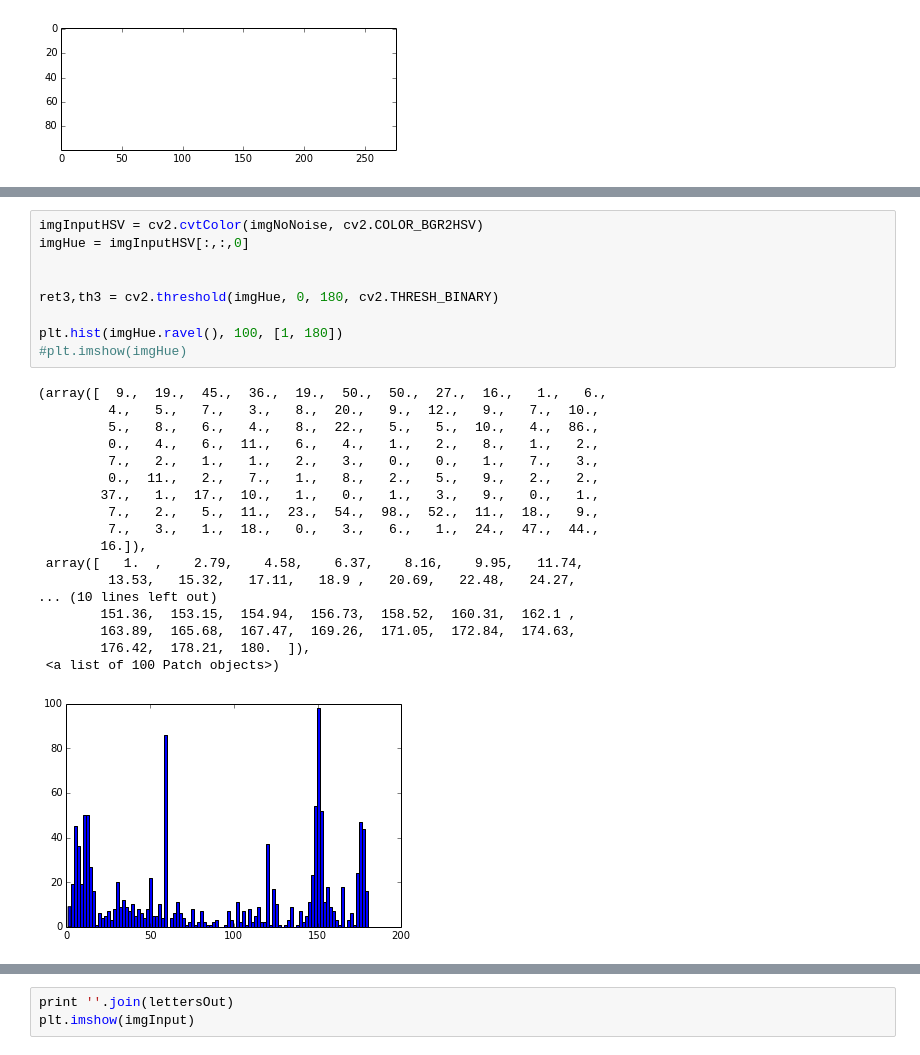
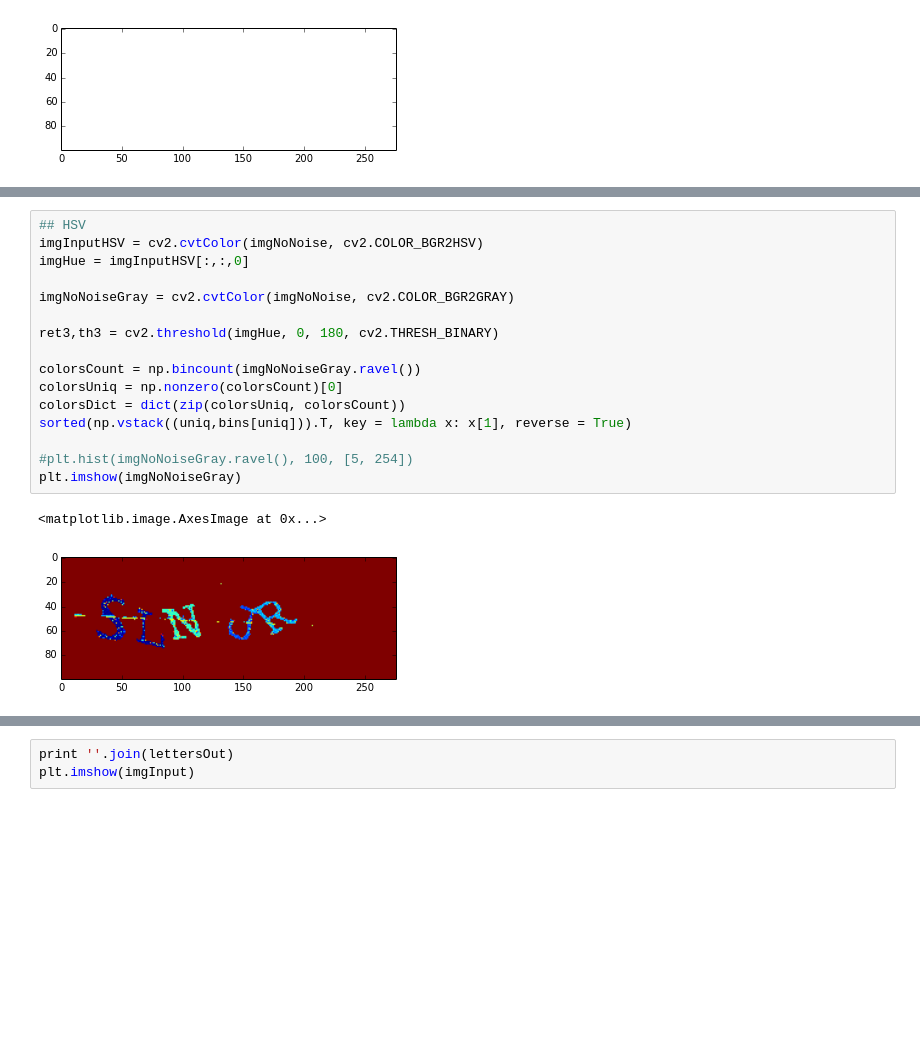
Before and after one commit to thevtm/CaptchBreaker, a Jupyter notebook: CaptchaStudy.ipynb, the cells around one changed output, grey strips where cells are left out. Cells and saved outputs as stored; diff of their text form; blank space fills up the shorter version.

```diff
--- a/CaptchaStudy.ipynb
+++ b/CaptchaStudy.ipynb
@@ -54,31 +82,22 @@ plt.imshow(imgBW, cmap=cm.gray)
 # %%
+## HSV
 imgInputHSV = cv2.cvtColor(imgNoNoise, cv2.COLOR_BGR2HSV)
 imgHue = imgInputHSV[:,:,0]
 
+imgNoNoiseGray = cv2.cvtColor(imgNoNoise, cv2.COLOR_BGR2GRAY)
 
 ret3,th3 = cv2.threshold(imgHue, 0, 180, cv2.THRESH_BINARY)
 
-plt.hist(imgHue.ravel(), 100, [1, 180])
-#plt.imshow(imgHue)
+colorsCount = np.bincount(imgNoNoiseGray.ravel())
+colorsUniq = np.nonzero(colorsCount)[0]
+colorsDict = dict(zip(colorsUniq, colorsCount))
+sorted(np.vstack((uniq,bins[uniq])).T, key = lambda x: x[1], reverse = True)
+
+#plt.hist(imgNoNoiseGray.ravel(), 100, [5, 254])
+plt.imshow(imgNoNoiseGray)
 # %% [output]
-(array([  9.,  19.,  45.,  36.,  19.,  50.,  50.,  27.,  16.,   1.,   6.,
-         4.,   5.,   7.,   3.,   8.,  20.,   9.,  12.,   9.,   7.,  10.,
-         5.,   8.,   6.,   4.,   8.,  22.,   5.,   5.,  10.,   4.,  86.,
-         0.,   4.,   6.,  11.,   6.,   4.,   1.,   2.,   8.,   1.,   2.,
-         7.,   2.,   1.,   1.,   2.,   3.,   0.,   0.,   1.,   7.,   3.,
-         0.,  11.,   2.,   7.,   1.,   8.,   2.,   5.,   9.,   2.,   2.,
-        37.,   1.,  17.,  10.,   1.,   0.,   1.,   3.,   9.,   0.,   1.,
-         7.,   2.,   5.,  11.,  23.,  54.,  98.,  52.,  11.,  18.,   9.,
-         7.,   3.,   1.,  18.,   0.,   3.,   6.,   1.,  24.,  47.,  44.,
-        16.]),
- array([   1.  ,    2.79,    4.58,    6.37,    8.16,    9.95,   11.74,
-         13.53,   15.32,   17.11,   18.9 ,   20.69,   22.48,   24.27,
-... (10 lines left out)
-        151.36,  153.15,  154.94,  156.73,  158.52,  160.31,  162.1 ,
-        163.89,  165.68,  167.47,  169.26,  171.05,  172.84,  174.63,
-        176.42,  178.21,  180.  ]),
- <a list of 100 Patch objects>)
+<matplotlib.image.AxesImage at 0x...>
-[figure, old version]
+[figure, new version]
 # %%
 ## Remove Noise using filter 5x5 and Threshold
 kernel = np.ones((3, 3), np.float32) / 9
```
Also changed, not shown: parts of 13 cells of this notebook.
